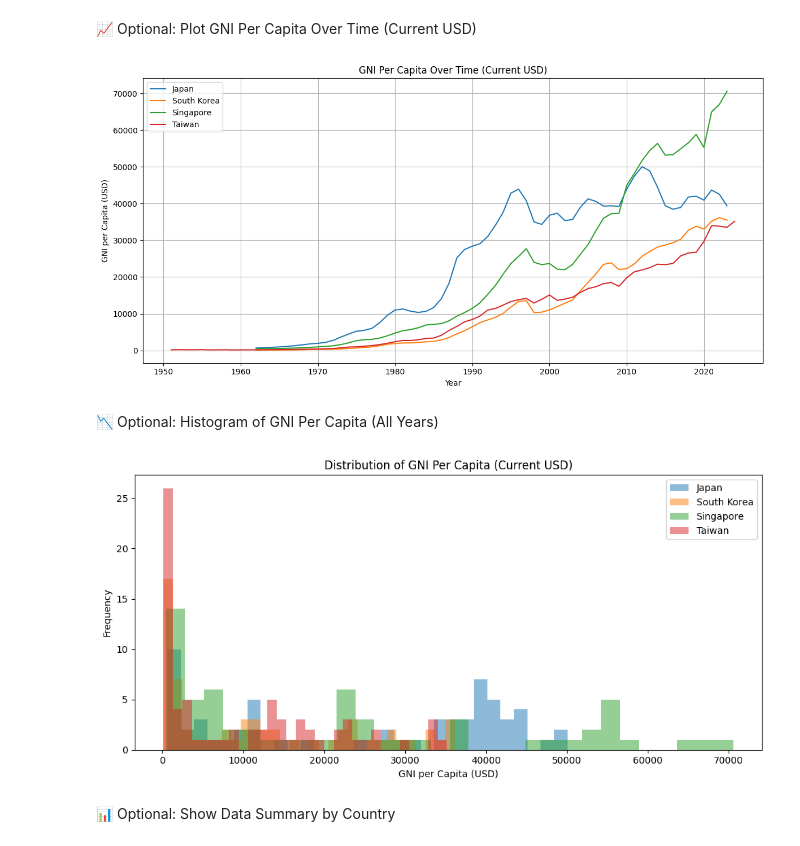
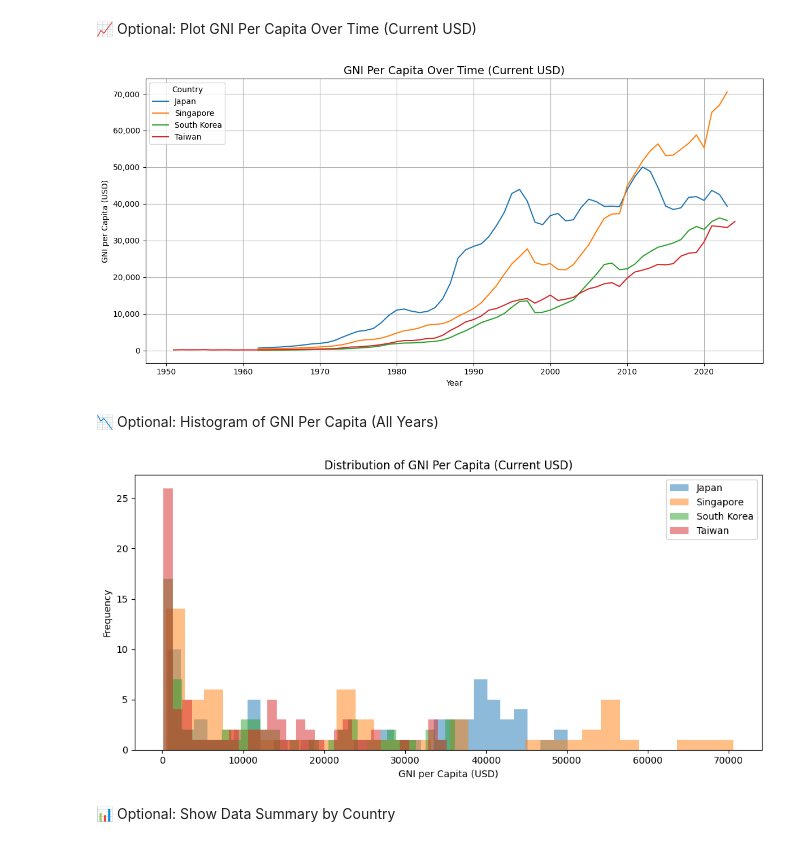
Before and after one commit to phoebenyi/per-capita-income, a Jupyter notebook: per_capita_income_1950_onward.ipynb, the cells around one changed output. Drawn from its saved outputs; the diff is of its cells as text; code cells hidden in the pictures.

```diff
--- a/per_capita_income_1950_onward.ipynb
+++ b/per_capita_income_1950_onward.ipynb
@@ -177,8 +177,30 @@ print("✅ Saved World Bank GNI data to openbb_countries.xlsx")
 taiwan = pd.read_excel("taiwan_gni.xlsx")
 openbb_countries = pd.read_excel("openbb_countries.xlsx")
 
+# Define a clean prep function
 def prepare_combined_data(taiwan_df, worldbank_df):
     combined = pd.concat([taiwan_df, worldbank_df], ignore_index=True)
     combined["Country"] = combined["Country"].replace({"Korea": "South Korea"})
     combined = combined.sort_values(["Country", "Year"]).reset_index(drop=True)
     return combined
+
+# 🔁 Centralized data cleaning
+combined = prepare_combined_data(taiwan, openbb_countries)
+
+# Apply deduplication globally
+combined = combined.drop_duplicates(subset=["Country", "Year"])
+
+# ✅ Export long format (deduped)
+combined.to_excel("per_capita_income_long.xlsx", index=False) #long format (raw)
+print("✅ Saved long format data to per_capita_income_long.xlsx")
+
+# ✅ Export wide format
+comparison_df = combined.pivot_table(
+    index="Year",
+    columns="Country",
+    values="PerCapitaGNI_CurrentUSD",
+    aggfunc="mean"
+)
+comparison_df = comparison_df[["Japan", "Singapore", "South Korea", "Taiwan"]]
+comparison_df.to_excel("per_capita_income_comparison.xlsx") #wide format (visual comparison)
+print("✅ Saved comparison data to per_capita_income_comparison.xlsx")
@@ -225,22 +255,29 @@ df.head(10)
 📈 Optional: Plot GNI Per Capita Over Time (Current USD)
 # %%
 import matplotlib.pyplot as plt
+import matplotlib.ticker as ticker
 
-# Plot
+# Plot: GNI Per Capita over Time
 plt.figure(figsize=(12, 6))
-for country in combined["Country"].unique():
-    subset = combined[combined["Country"] == country]
+
+# Sort countries for consistent legend order
+for country in sorted(combined["Country"].unique()):
+    subset = combined[combined["Country"] == country].sort_values("Year")
     plt.plot(subset["Year"], subset["PerCapitaGNI_CurrentUSD"], label=country)
 
-plt.title("GNI Per Capita Over Time (Current USD)")
+plt.title("GNI Per Capita Over Time (Current USD)", fontsize=14)
 plt.xlabel("Year")
 plt.ylabel("GNI per Capita (USD)")
-plt.legend()
+plt.legend(title="Country")
 plt.grid(True)
+
+# Format y-axis with commas (e.g., 20,000)
+plt.gca().yaxis.set_major_formatter(ticker.FuncFormatter(lambda x, _: f"{int(x):,}"))
+
 plt.tight_layout()
 plt.show()
 # %% [output]
-[figure, old version]
+[figure, new version]
 # %% [markdown]
 📉 Optional: Histogram of GNI Per Capita (All Years)
 # %%
@@ -258,7 +295,7 @@ plt.legend()
 plt.tight_layout()
 plt.show()
 # %% [output]
-[figure, old version]
+[figure, new version]
 # %% [markdown]
 📊 Optional: Show Data Summary by Country
 # %%
```
Also changed, not shown: parts of 6 cells of this notebook, 1 other file.
